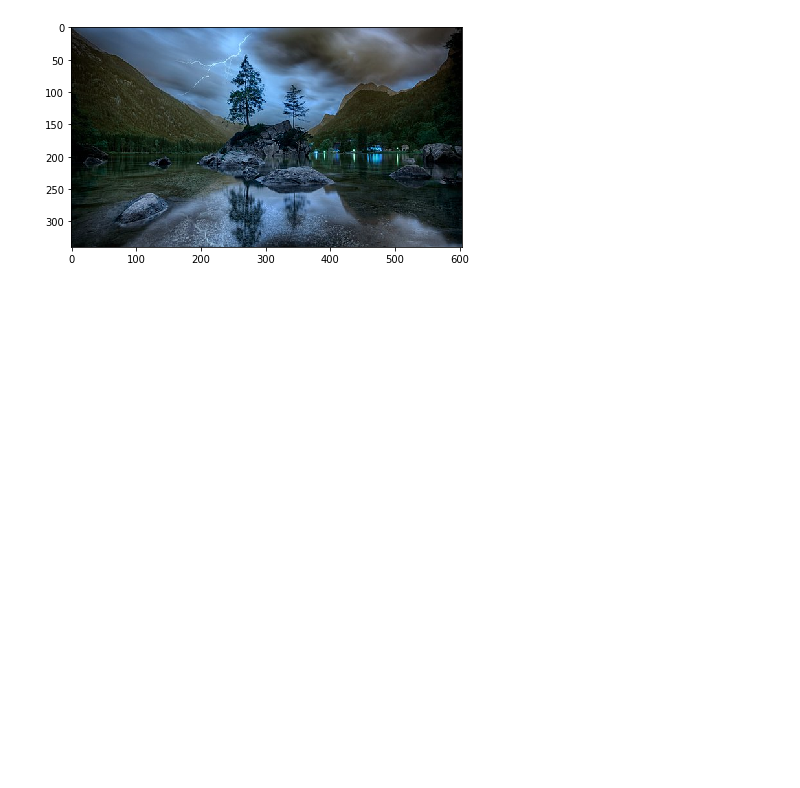
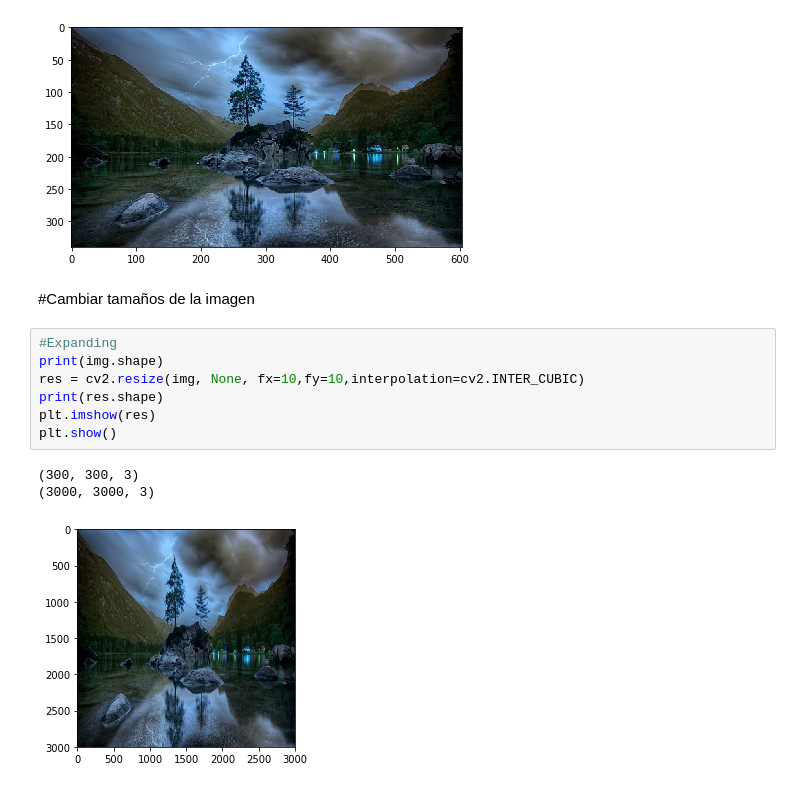
Before and after one commit to JonathanGironHound5/PDI, a Jupyter notebook: Clase_2.ipynb, the cells around one changed output. Saved outputs shown, nothing was run; the diff lists cells and outputs as text; blank space fills up the shorter version.

```diff
--- a/Clase_2.ipynb
+++ b/Clase_2.ipynb
@@ -51,3 +51,16 @@ plt.imshow(img_BGR)
 plt.show()
 # %% [output]
 [figure]
+# %% [markdown]
+#Cambiar tamaños de la imagen
+# %%
+#Expanding
+print(img.shape)
+res = cv2.resize(img, None, fx=10,fy=10,interpolation=cv2.INTER_CUBIC)
+print(res.shape)
+plt.imshow(res)
+plt.show()
+# %% [output]
+(300, 300, 3)
+(3000, 3000, 3)
+[figure, added]
```
Also changed, not shown: parts of 3 cells of this notebook.
